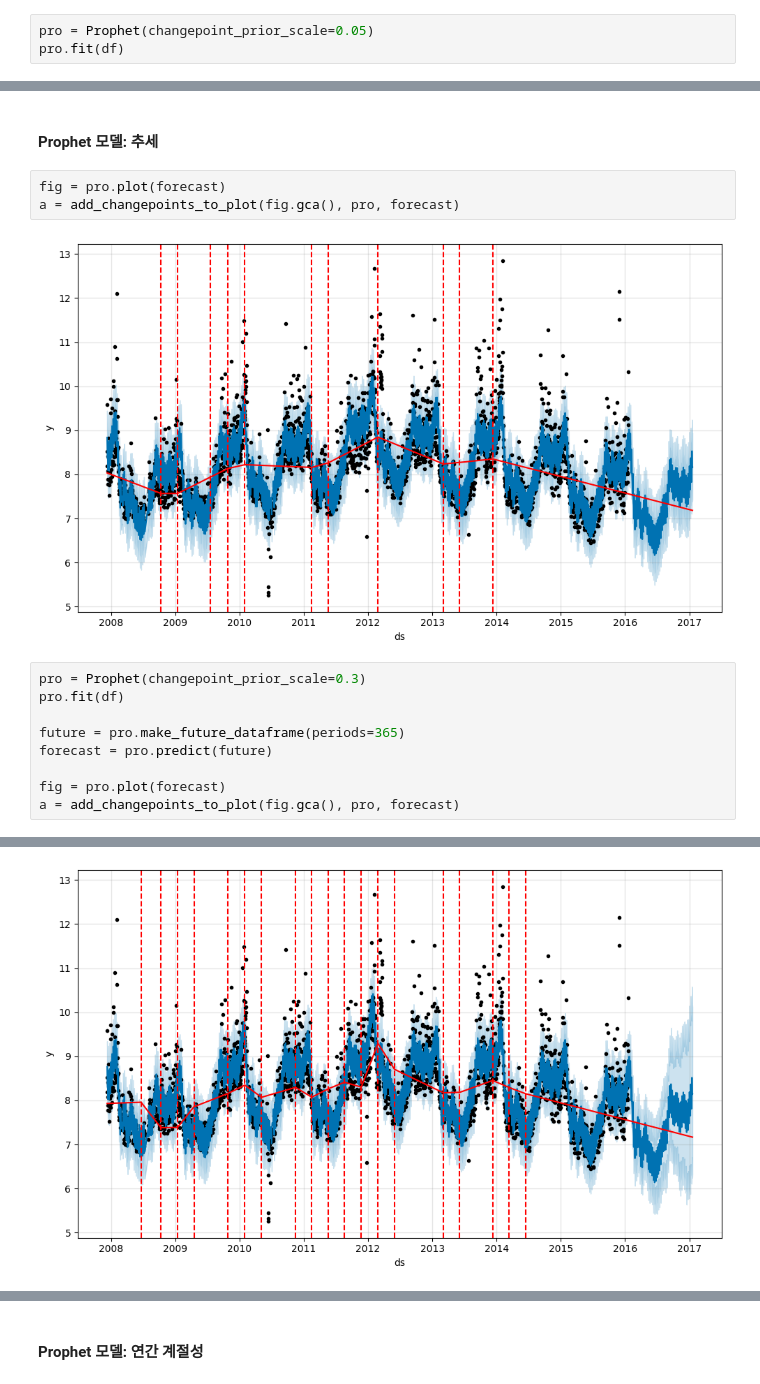
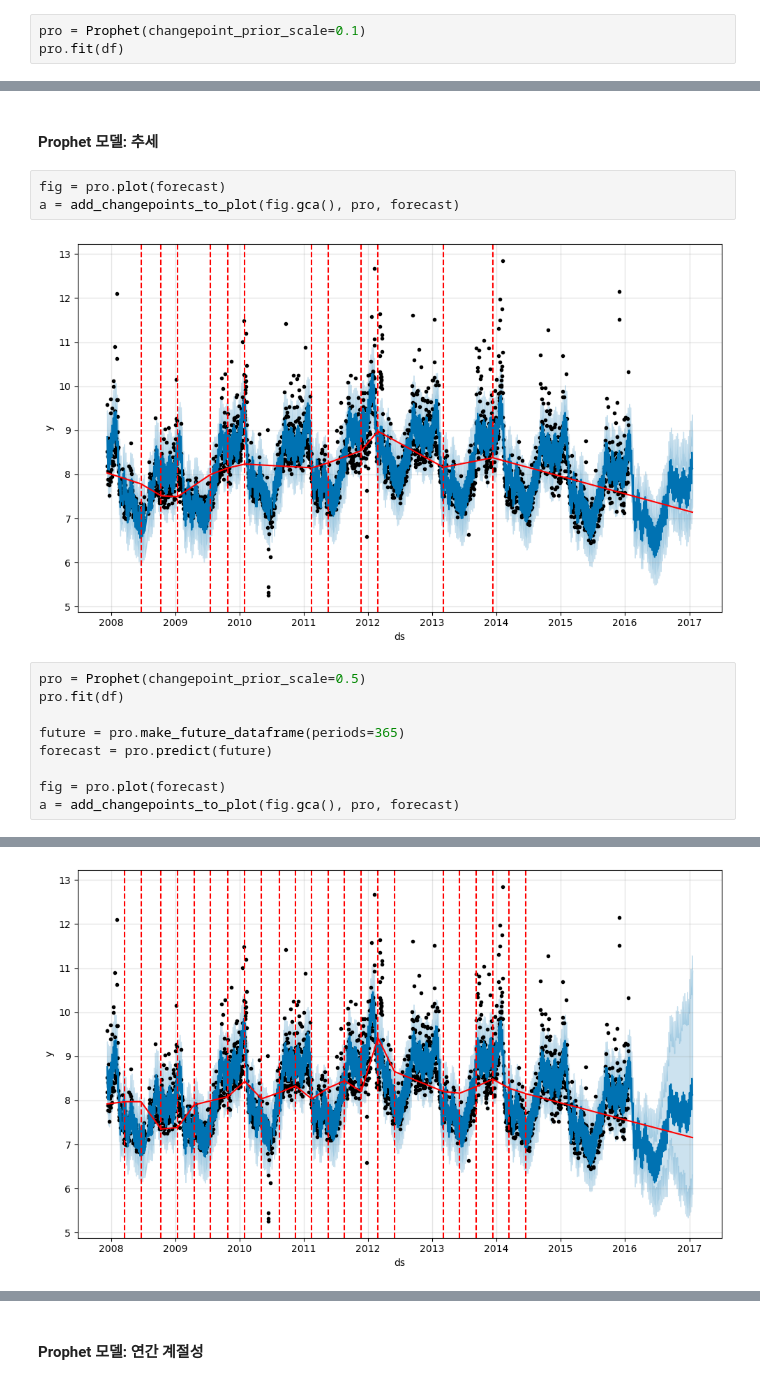
Before and after one commit to safeai-snu/Econometrics, a Jupyter notebook: Part.4/11.Prophet.ipynb, the cells around one changed output, grey strips where cells are left out. Cells and saved outputs as stored; diff of their text form.

```diff
--- a/Part.4/11.Prophet.ipynb
+++ b/Part.4/11.Prophet.ipynb
@@ -15,6 +15,6 @@ ImportError: numpy._core.multiarray failed to import
 # %%
 df = pd.read_csv('https://raw.githubusercontent.com/facebook/prophet/main/examples/example_wp_log_peyton_manning.csv')
 # %%
-pro = Prophet(changepoint_prior_scale=0.05)
+pro = Prophet(changepoint_prior_scale=0.1)
 pro.fit(df)
 # %% [output]
@@ -38,9 +40,9 @@ fig2 = pro.plot_components(forecast)
 fig = pro.plot(forecast)
 a = add_changepoints_to_plot(fig.gca(), pro, forecast)
 # %% [output]
-[figure, old version]
+[figure, new version]
 # %%
-pro = Prophet(changepoint_prior_scale=0.3)
+pro = Prophet(changepoint_prior_scale=0.5)
 pro.fit(df)
 
 future = pro.make_future_dataframe(periods=365)
@@ -54,4 +56,4 @@ a = add_changepoints_to_plot(fig.gca(), pro, forecast)
-[figure, old version]
+[figure, new version]
 # %%
 fig2 = pro.plot_components(forecast)
 # %% [output]
```
Also changed, not shown: parts of 16 cells of this notebook, 15 other files.
